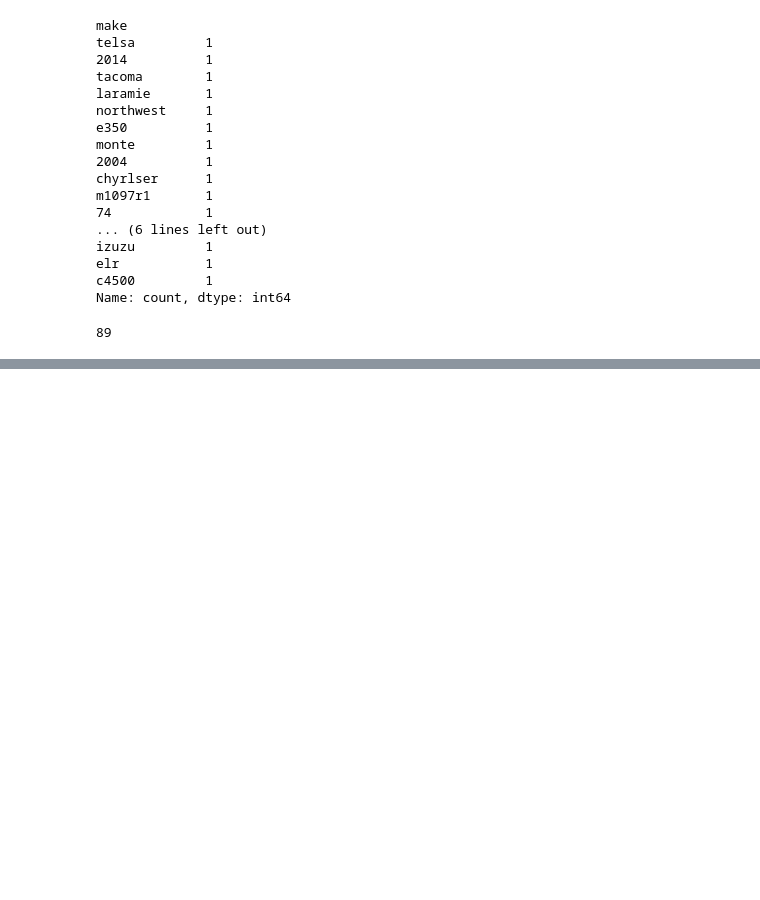
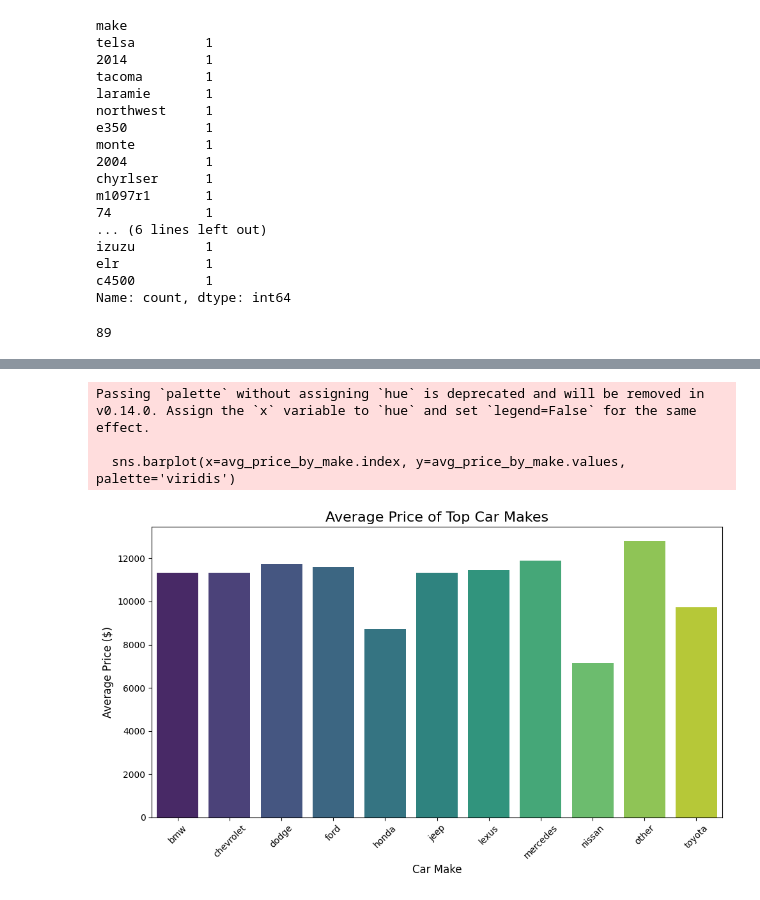
Before and after one commit to EliasSaavedraDS/Recommender-System, a Jupyter notebook: notebook/EDA AttributesTable.ipynb, the cells around one changed output, grey strips where cells are left out. Cells and saved outputs as stored; diff of their text form; code cells hidden in the pictures; blank space fills up the shorter version.

```diff
--- a/notebook/EDA AttributesTable.ipynb
+++ b/notebook/EDA AttributesTable.ipynb
@@ -1462,0 +1509,20 @@ Name: count, dtype: int64
+# %%
+top_makes = copycopy['make'].value_counts().head(11).index  # Top 10 most frequent car makes
+
+avg_price_by_make = copycopy[copycopy['make'].isin(top_makes)].groupby('make')['Price'].mean()
+
+plt.figure(figsize=(10, 6))
+sns.barplot(x=avg_price_by_make.index, y=avg_price_by_make.values, palette='viridis')
+
+plt.title('Average Price of Top Car Makes', fontsize=16)
+plt.xlabel('Car Make', fontsize=12)
+plt.ylabel('Average Price ($)', fontsize=12)
+
+plt.xticks(rotation=45)
+
+plt.tight_layout()
+# %% [output]
+Passing `palette` without assigning `hue` is deprecated and will be removed in v0.14.0. Assign the `x` variable to `hue` and set `legend=False` for the same effect.
+
+  sns.barplot(x=avg_price_by_make.index, y=avg_price_by_make.values, palette='viridis')
+[figure, added]
```
Also changed, not shown: parts of 66 cells of this notebook.
